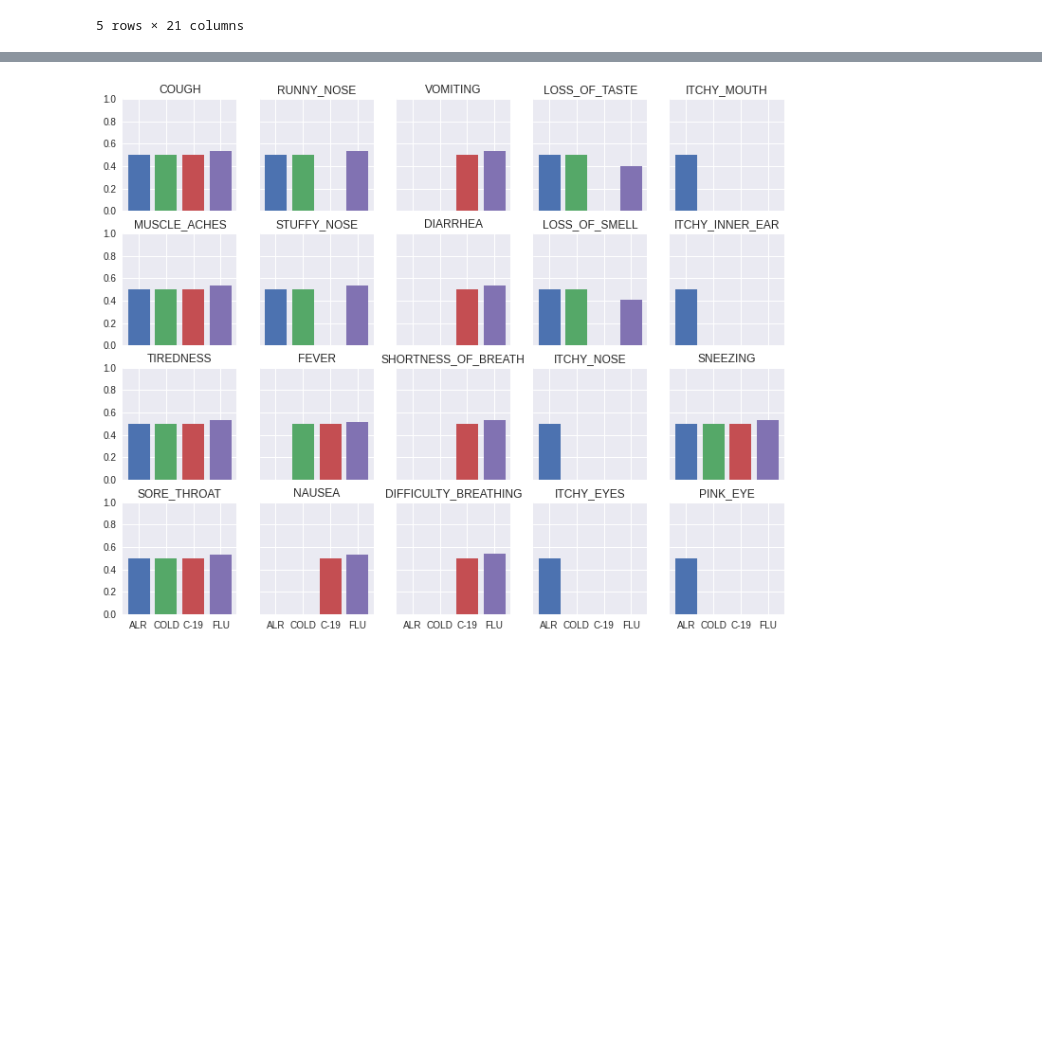
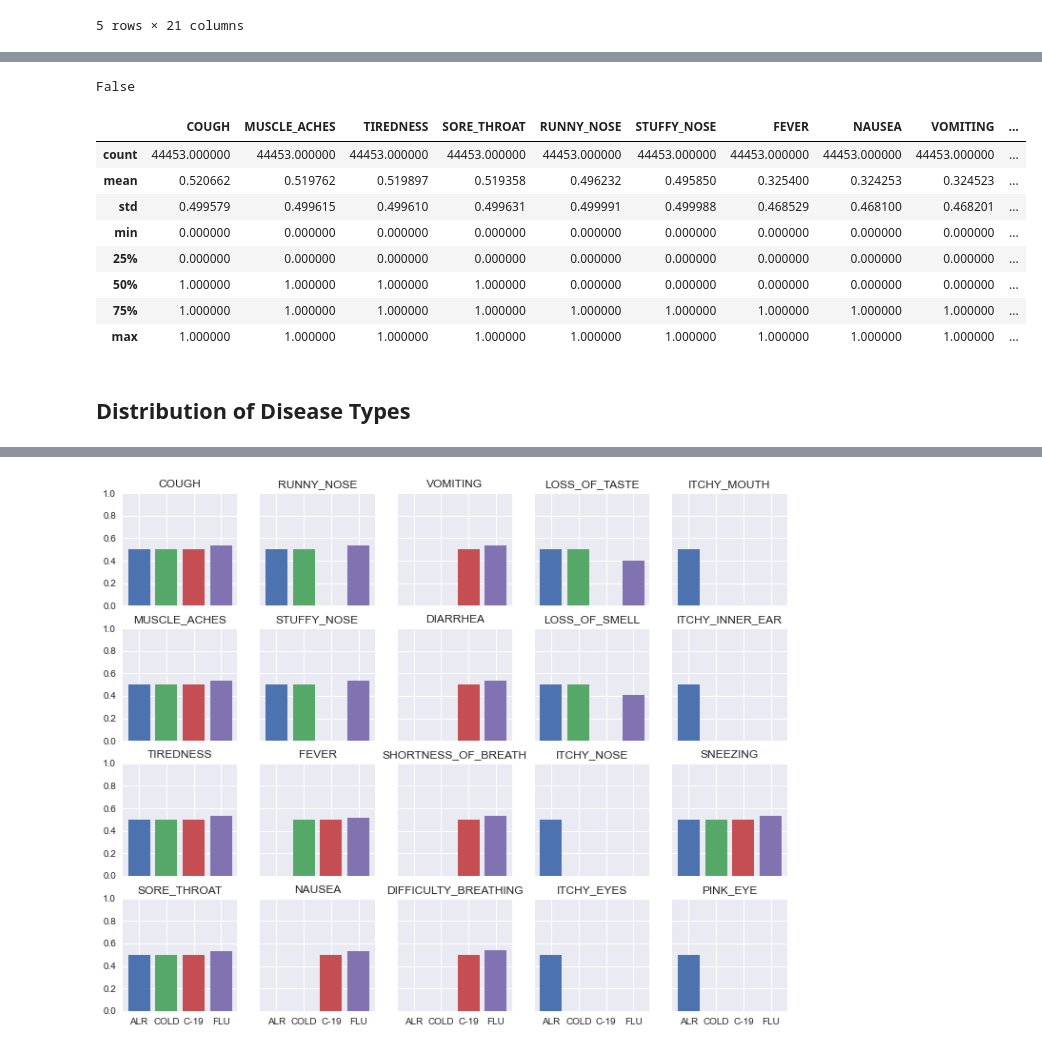
Before and after one commit to Diogogrosario/Artificial-Intelligence, a Jupyter notebook: covid-symptoms.ipynb, the cells around one changed output, grey strips where cells are left out. Cells and saved outputs as stored; diff of their text form; code cells hidden in the pictures; blank space fills up the shorter version.

```diff
--- a/covid-symptoms.ipynb
+++ b/covid-symptoms.ipynb
@@ -14,3 +34,21 @@ symptom_data.head()
+# %%
+symptom_data.isnull().values.any()
+# %% [output]
+False
+# %%
+symptom_data.describe()
+# %% [output]
+|  | COUGH | MUSCLE_ACHES | TIREDNESS | SORE_THROAT | RUNNY_NOSE | STUFFY_NOSE | FEVER | NAUSEA | VOMITING | ... |
+| count | 44453.000000 | 44453.000000 | 44453.000000 | 44453.000000 | 44453.000000 | 44453.000000 | 44453.000000 | 44453.000000 | 44453.000000 | ... |
+| mean | 0.520662 | 0.519762 | 0.519897 | 0.519358 | 0.496232 | 0.495850 | 0.325400 | 0.324253 | 0.324523 | ... |
+| std | 0.499579 | 0.499615 | 0.499610 | 0.499631 | 0.499991 | 0.499988 | 0.468529 | 0.468100 | 0.468201 | ... |
+| min | 0.000000 | 0.000000 | 0.000000 | 0.000000 | 0.000000 | 0.000000 | 0.000000 | 0.000000 | 0.000000 | ... |
+| 25% | 0.000000 | 0.000000 | 0.000000 | 0.000000 | 0.000000 | 0.000000 | 0.000000 | 0.000000 | 0.000000 | ... |
+| 50% | 1.000000 | 1.000000 | 1.000000 | 1.000000 | 0.000000 | 0.000000 | 0.000000 | 0.000000 | 0.000000 | ... |
+| 75% | 1.000000 | 1.000000 | 1.000000 | 1.000000 | 1.000000 | 1.000000 | 1.000000 | 1.000000 | 1.000000 | ... |
+| max | 1.000000 | 1.000000 | 1.000000 | 1.000000 | 1.000000 | 1.000000 | 1.000000 | 1.000000 | 1.000000 | ... |
+# %% [markdown]
+## Distribution of Disease Types
 # %%
 # This line tells the notebook to show plots inside of the notebook
 %matplotlib inline
```
Also changed, not shown: parts of 25 cells of this notebook.
